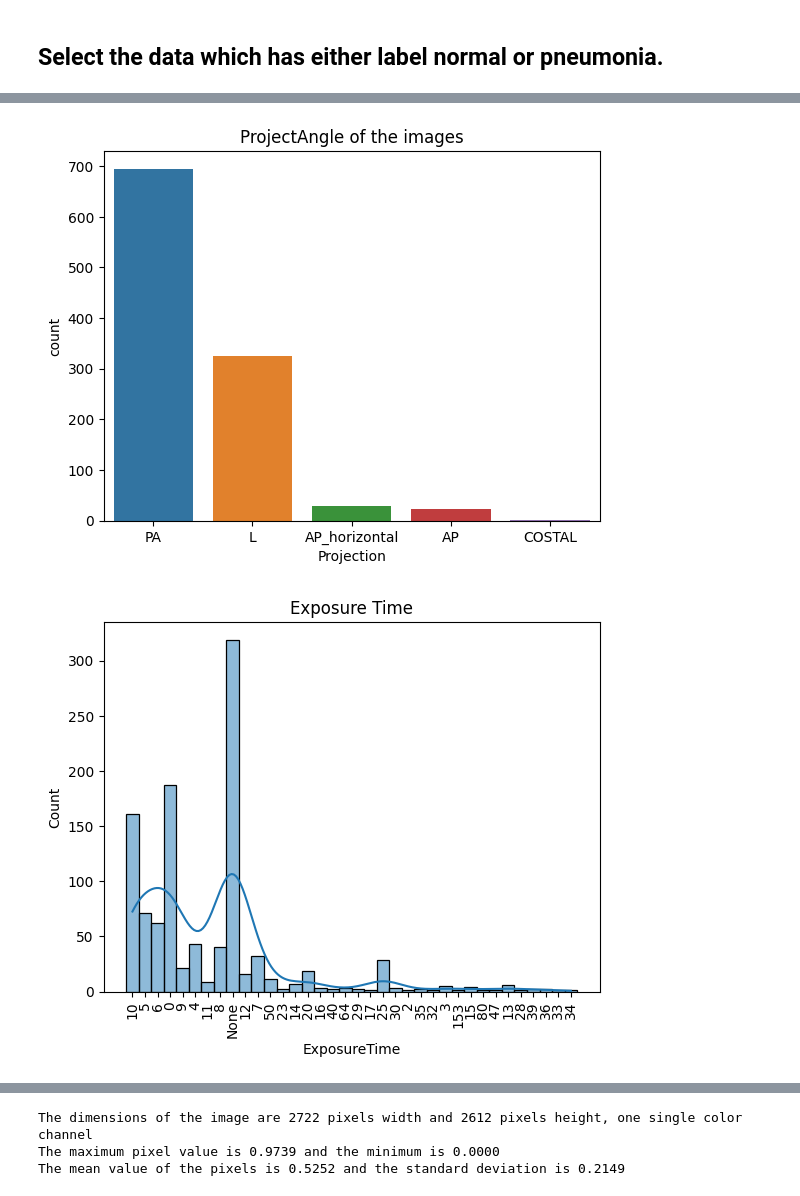
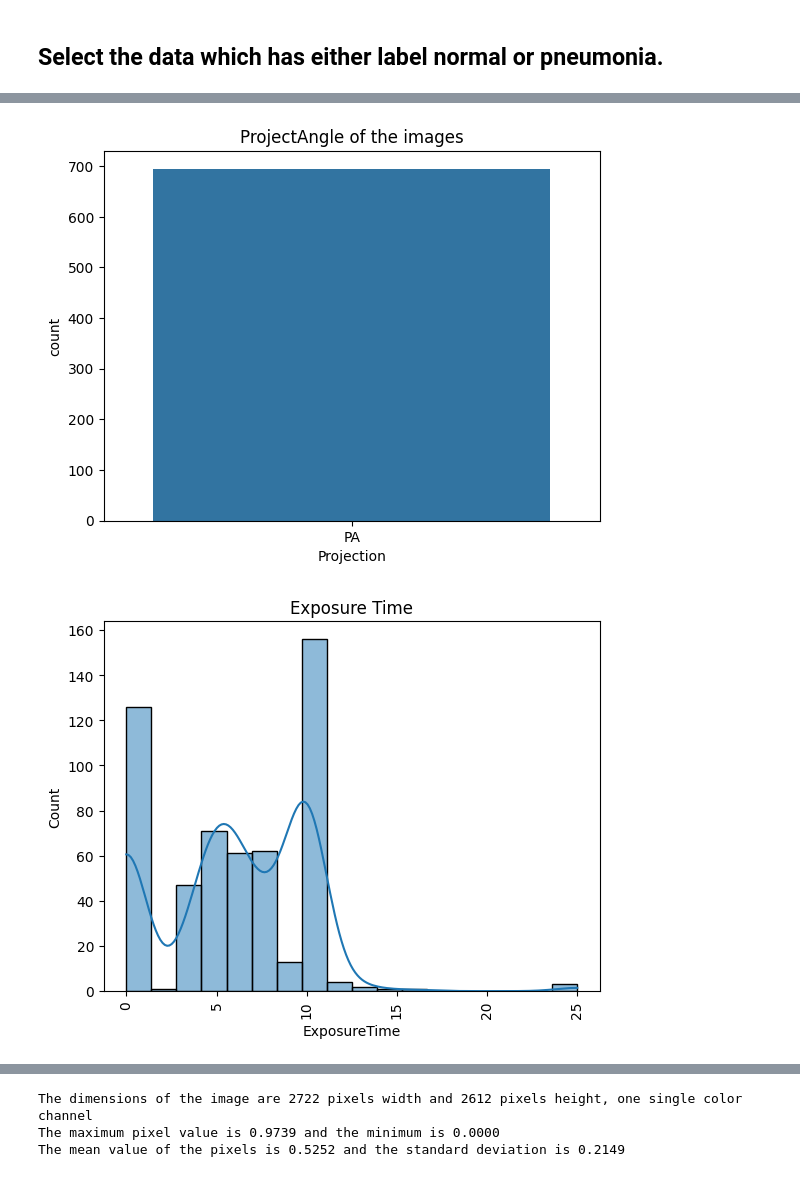
Before and after one commit to OmdenaAI/sillicon-valley-multimodal-chest, a Jupyter notebook: src/visualizations/Padchest_Image_label_exploration_Saurabh.ipynb, the cells around one changed output, grey strips where cells are left out. Saved outputs shown, nothing was run; the diff lists cells and outputs as text; code cells hidden in the pictures.

```diff
--- a/src/visualizations/Padchest_Image_label_exploration_Saurabh.ipynb
+++ b/src/visualizations/Padchest_Image_label_exploration_Saurabh.ipynb
@@ -11,12 +15,13 @@ print(f'There are {data.shape[0]} rows and {data.shape[1]} columns in this data
 # %% [output]
 There are 160861 rows and 36 columns in this data frame
 # %%
-# select data from director 0 and directory 1.
-#data_ingest = data[(data.ImageDir==0 )| (data.ImageDir==1)]
+# # select data from director 0 and directory 1.
+# #data_ingest = data_ingest[(data_ingest.ImageDir==0 )|
+#                    (data_ingest.ImageDir==1)]
 
 
 # for this exercise, we will work with directory zero for efficiency.
-data_ingest = data[(data.ImageDir==0)]
+data_ingest = data_ingest[(data_ingest.ImageDir==0)]
 # %% [markdown]
 ## Select the data which has either  label normal or pneumonia.
 # %%
@@ -33,0 +33,15 @@ data_prep.head()
+# %%
+# Define keywords for each category
+normal_keywords = ['normal']
+pneumonia_keywords = ['pneumonia']
+other_pneumonia_keywords = ['atypical pneumonia']
+
+# Create new columns based on the keywords
+data_ingest['normal'] = data_ingest['Labels'].apply(lambda x: 1. if any(keyword in x for keyword in normal_keywords) else 0.)
+data_ingest['pneumonia'] = data_ingest['Labels'].apply(lambda x: 1. if any(keyword in x for keyword in pneumonia_keywords) else 0.)
+data_ingest['other_pneumonia'] = data_ingest['Labels'].apply(lambda x: 1. if any(keyword in x for keyword in other_pneumonia_keywords) else 0.)
+
+
+data_ingest = data_ingest[data_ingest['Projection']=='PA']
+# Display the resulting DataFrame
+data_ingest.head()
@@ -33,0 +79,4 @@ data_prep.head()
+# %%
+data = data_ingest[(data_ingest['normal']==1) |
+                (data_ingest['pneumonia']==1) |
+                (data_ingest['other_pneumonia']==1)]
@@ -39,4 +102,4 @@ There are 1072 rows and 34 columns in this data frame
 # %%
 # we do need the following columns to analysis the dataser.
-data_prep.drop(['Unnamed: 0', 'ImageDir'], axis = 1, inplace = True)
+data.drop(['Unnamed: 0', 'ImageDir'], axis = 1, inplace = True)
 # %%
@@ -58,16 +121,16 @@ plt.show()
 # %%
 
-sns.countplot(data = data_prep, x = 'Projection')
+sns.countplot(data = data, x = 'Projection')
 plt.title('ProjectAngle of the images')
 plt.show()
 # %% [output]
-[figure, old version]
+[figure, new version]
 # %%
 
-sns.histplot(data_prep['ExposureTime'], kde = True)
+sns.histplot(data['ExposureTime'], kde = True)
 plt.xticks(rotation = 90)
 plt.title('Exposure Time')
 plt.show()
 # %% [output]
-[figure, old version]
+[figure, new version]
 # %%
```
Also changed, not shown: parts of 42 cells of this notebook, 1 other file.
